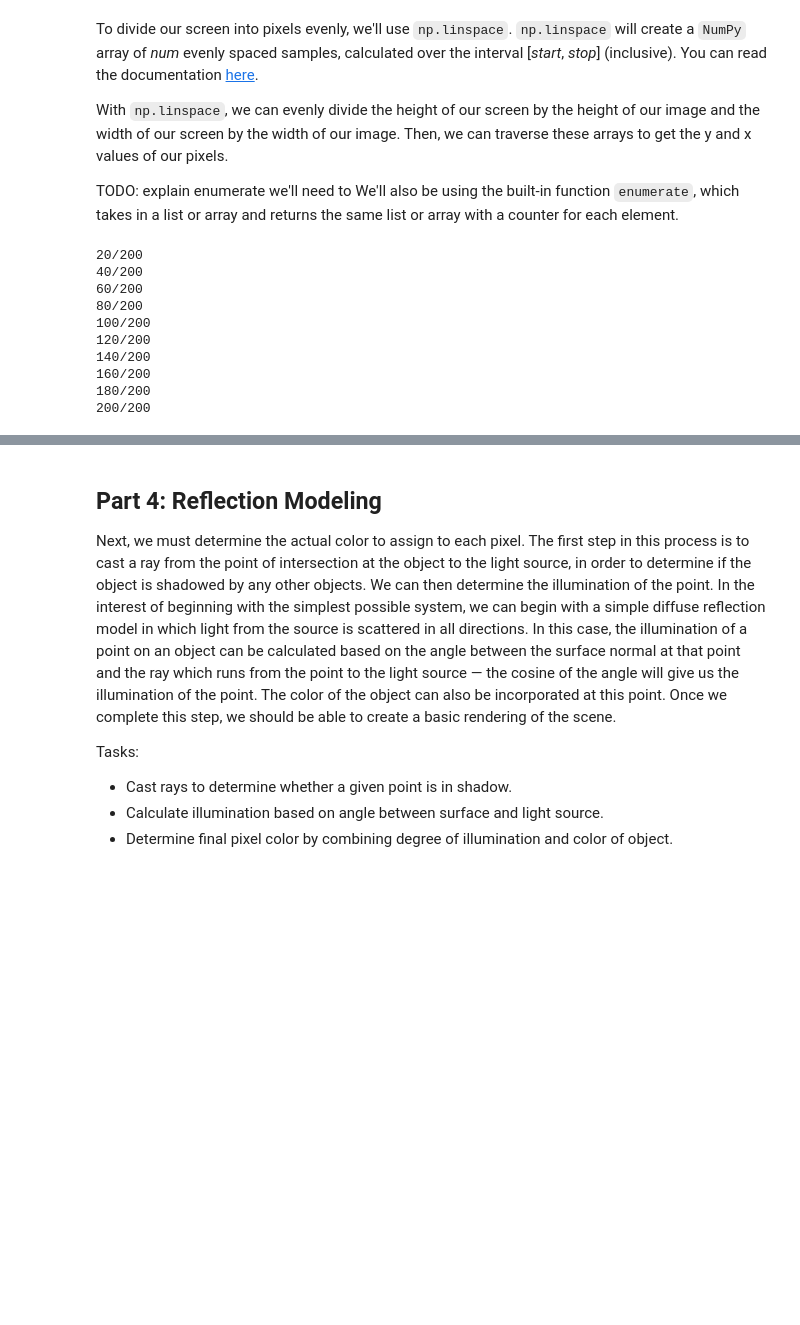
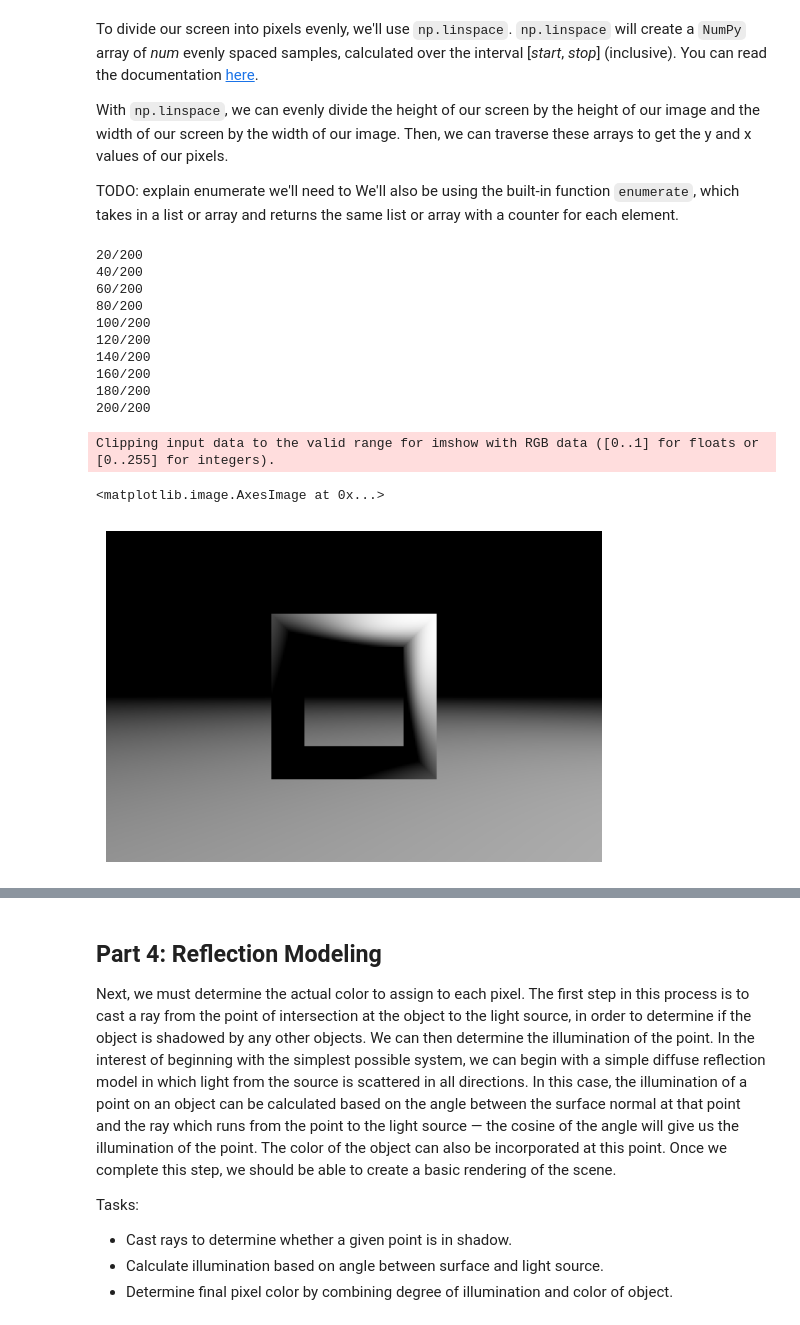
Before and after one commit to HMC-CS123-F23/cs-123-class-project-jade-lillian-ryan, a Jupyter notebook: project.ipynb, the cells around one changed output, grey strips where cells are left out. Drawn from its saved outputs; the diff is of its cells as text; code cells hidden in the pictures; blank space fills up the shorter version.

```diff
--- a/project.ipynb
+++ b/project.ipynb
@@ -274,9 +345,13 @@ light = {
 # %%
 # Creating objects
 objects = [
-    {'type': 'sphere', 'center': np.array([-0.2, 0, -1]), 'radius': 0.7},
-    {'type': 'sphere', 'center': np.array([0.1, -0.3, 0]), 'radius': 0.1},
-    {'type': 'sphere', 'center': np.array([-0.3, 0, 0]), 'radius': 0.15},
+    #{'type': 'sphere', 'center': np.array([-0.2, 0, -1]), 'radius': 0.7},
+    #{'type': 'sphere', 'center': np.array([0.1, -0.3, 0]), 'radius': 0.1},
+    #{'type': 'sphere', 'center': np.array([-0.3, 0, 0]), 'radius': 0.15},
+
+    # TODO: Don't calculate normal using "center"
+    {'type': 'box', "min": np.array([-0.5, -0.5, -1.5]), "max": np.array([0.5, 0.5, -0.5]), "center": np.array([0, 0, -1])},
+
     # left
     # {'type': 'plane', 'position': np.array([1.1, 0.0, 0.0]), 'normal': np.array([1.0, 0.0, 0.0]), 'ambient': np.array([0.65, 0.05, 0.05]), 'diffuse': np.array([0.6, 0.6, 0.6]), 'specular': np.array([0, 0, 0]), 'shininess': 0, 'reflection': 0.0},
     # # right
@@ -306,6 +381,9 @@ With `np.linspace`, we can evenly divide the height of our screen by the height
 TODO: explain enumerate
 we'll need to We'll also be using the built-in function `enumerate`, which takes in a list or array and returns the same list or array with a counter for each element.
 # %%
+# RESET IMAGE! (not doing this was causing massive confusion)
+image = np.zeros((height, width, 3))
+
 for i, y in enumerate(np.linspace(screen[1], screen[3], height)):
 
     for j, x in enumerate(np.linspace(screen[0], screen[2], width)):
@@ -335,33 +413,39 @@ for i, y in enumerate(np.linspace(screen[1], screen[3], height)):
 
         # TODO: This logic only works for spheres --- May need object class
         # to provide a normal_at_point function? This could be messy with how
         # the point is provided though --- perhaps it should be calculated
         # when the nearest object is determined?
 
         # surface_normal = normalize(intersection - nearest_object['center'])
         surface_normal = get_normal_to_surface(nearest_object, intersection)
 
         # Diffuse reflection: the illumination of the point depends only
         # on the angle from surface to the light source --- taking the dot
         # product of normalized vectors is is the same as taking the cosine
         intensity = np.dot(surface_normal, intersection_to_light)
 
         # go single-channel for now
         image[i, j] = np.ones(3) * intensity
 
     if (i + 1) % (height // 10) == 0:
         print(f"{i + 1}/{height}")
+
+plt.axis("off")
+plt.imshow(image)
 # %% [output]
 20/200
 40/200
 60/200
 80/200
 100/200
 120/200
 140/200
 160/200
 180/200
 200/200
+Clipping input data to the valid range for imshow with RGB data ([0..1] for floats or [0..255] for integers).
+<matplotlib.image.AxesImage at 0x...>
+[figure, added]
 # %%
 plt.axis("off")
 plt.imshow(image)
```
Also changed, not shown: parts of 2 cells of this notebook.
